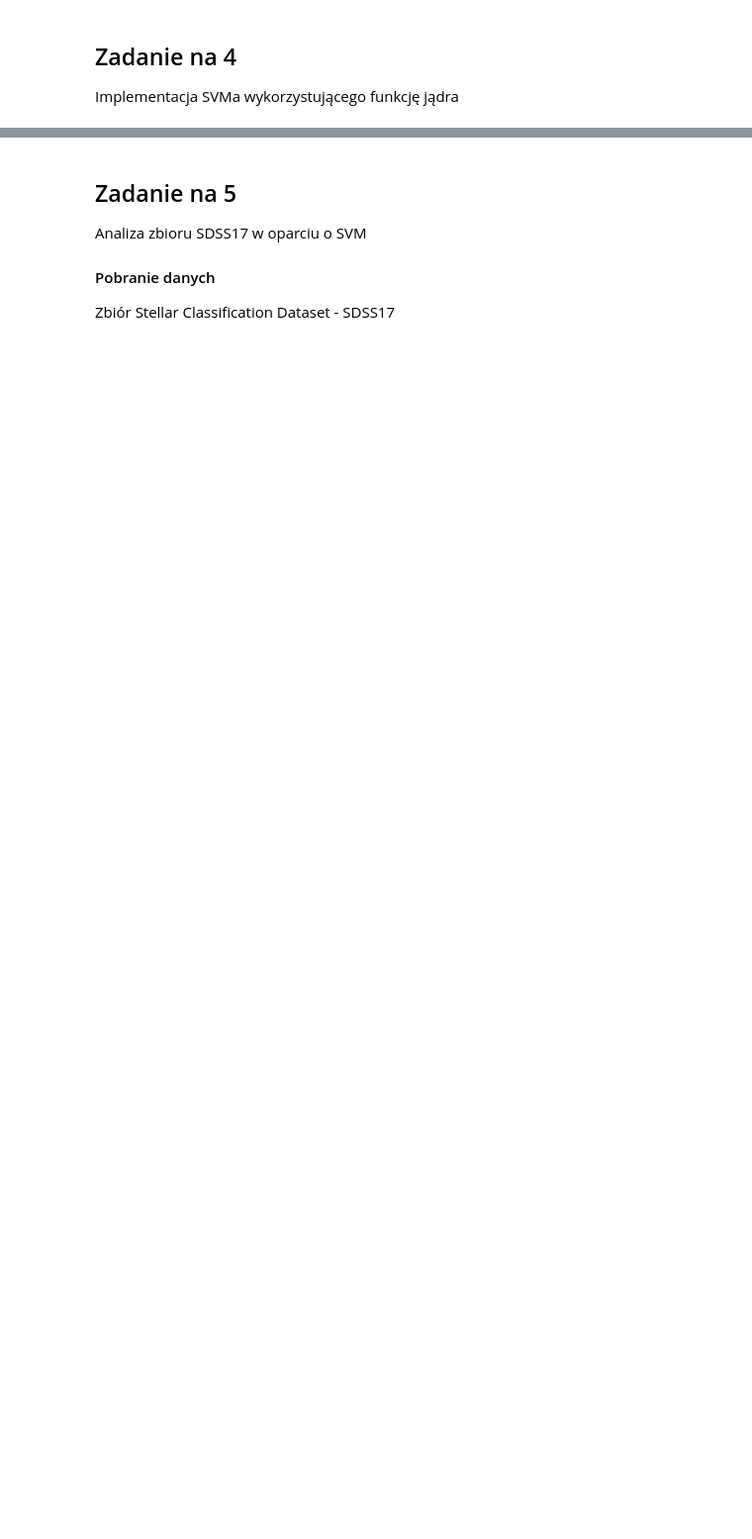
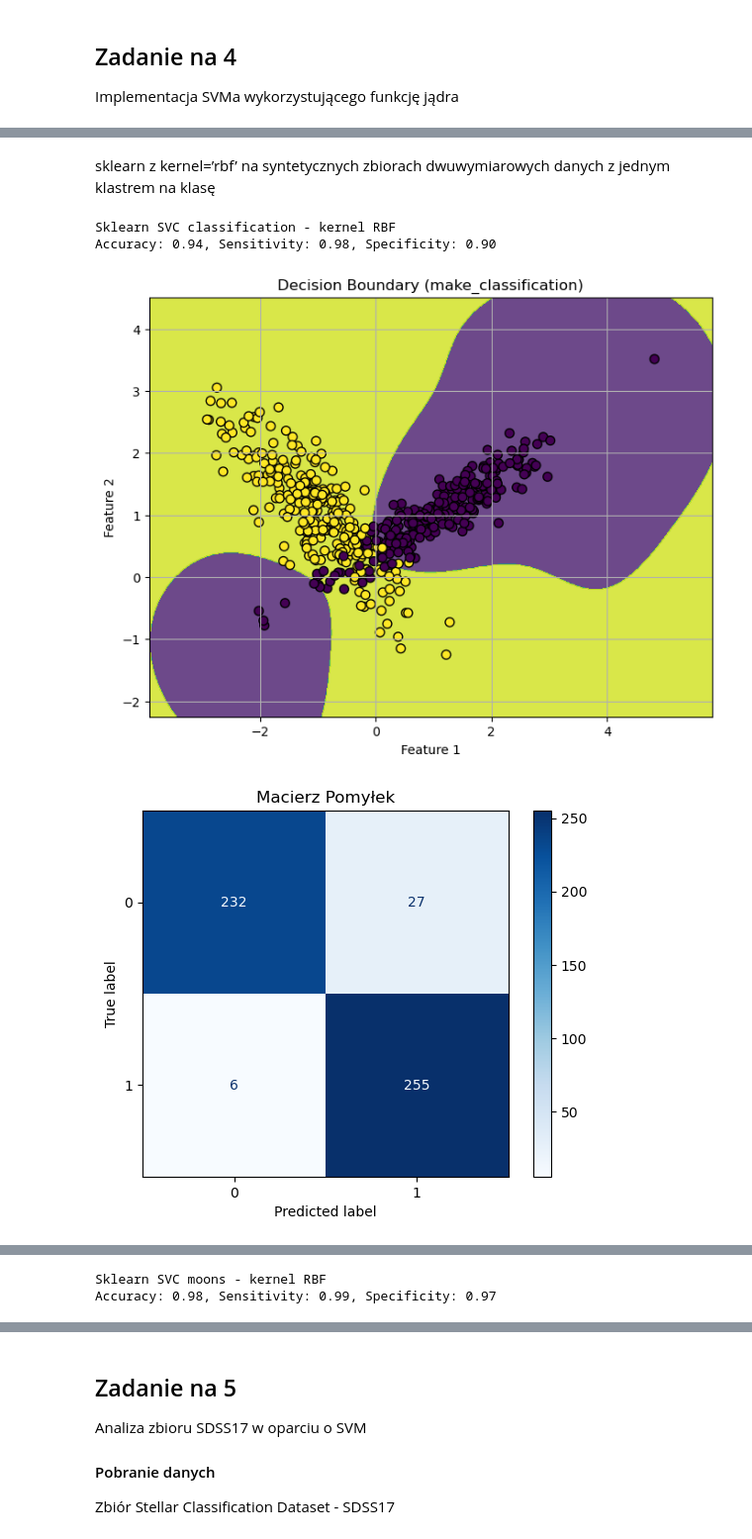
Before and after one commit to Lecrut/ai-ml_studies, a Jupyter notebook: pum/4_259199_Filip_Lecrut.ipynb, the cells around one changed output, grey strips where cells are left out. Shown at 99% size. Cells and saved outputs as stored; diff of their text form; code cells hidden in the pictures; blank space fills up the shorter version.

```diff
--- a/pum/4_259199_Filip_Lecrut.ipynb
+++ b/pum/4_259199_Filip_Lecrut.ipynb
@@ -255,0 +268,35 @@ Implementacja SVMa wykorzystującego funkcję jądra
+# %%
+results = pd.DataFrame(columns=["Accuracy", "Sensitivity", "Specificity"])
+# %% [markdown]
+sklearn z kernel=’rbf’ na syntetycznych zbiorach dwuwymiarowych danych z jednym klastrem na klasę
+# %%
+clf_classification = SVC(kernel='rbf', random_state=my_index)
+clf_classification.fit(X_train_classification, y_train_classification)
+y_clf_classification = clf_classification.predict(X_test_classification)
+
+print('Sklearn SVC classification - kernel RBF')
+accuracy, sensitivity, specificity = calculate_metrics(y_test_classification, y_clf_classification)
+print(f"Accuracy: {accuracy:.2f}, Sensitivity: {sensitivity:.2f}, Specificity: {specificity:.2f}")
+plot_decision_boundary(clf_classification, X_test_classification, y_test_classification, title="Decision Boundary (make_classification)")
+plot_confusion_matrix(y_test_classification, y_clf_classification, labels=[0, 1])
+plot_roc_curve(y_test_classification, clf_classification.decision_function(X_test_classification))
+
+results.loc["Make Classification (sklearn - kernel RBF)"] = [accuracy, sensitivity, specificity]
+
+clf_moons = SVC(kernel='rbf', random_state=my_index)
+clf_moons.fit(X_train_moons, y_train_moons)
+y_clf_moons = clf_moons.predict(X_test_moons)
+
+print('Sklearn SVC moons - kernel RBF')
+accuracy, sensitivity, specificity = calculate_metrics(y_test_moons, y_clf_moons)
+print(f"Accuracy: {accuracy:.2f}, Sensitivity: {sensitivity:.2f}, Specificity: {specificity:.2f}")
+plot_decision_boundary(clf_moons, X_test_moons, y_test_moons, title="Decision Boundary (make_moons)")
+plot_confusion_matrix(y_test_moons, y_clf_moons, labels=[0, 1])
+plot_roc_curve(y_test_moons, clf_moons.decision_function(X_test_moons))
+
+results.loc["Make Moons (sklearn - kernel RBF)"] = [accuracy, sensitivity, specificity]
+# %% [output]
+Sklearn SVC classification - kernel RBF
+Accuracy: 0.94, Sensitivity: 0.98, Specificity: 0.90
+[figure, added]
+[figure, added]
@@ -255,0 +304,2 @@ Implementacja SVMa wykorzystującego funkcję jądra
+Sklearn SVC moons - kernel RBF
+Accuracy: 0.98, Sensitivity: 0.99, Specificity: 0.97
```
Also changed, not shown: parts of 11 cells of this notebook.
